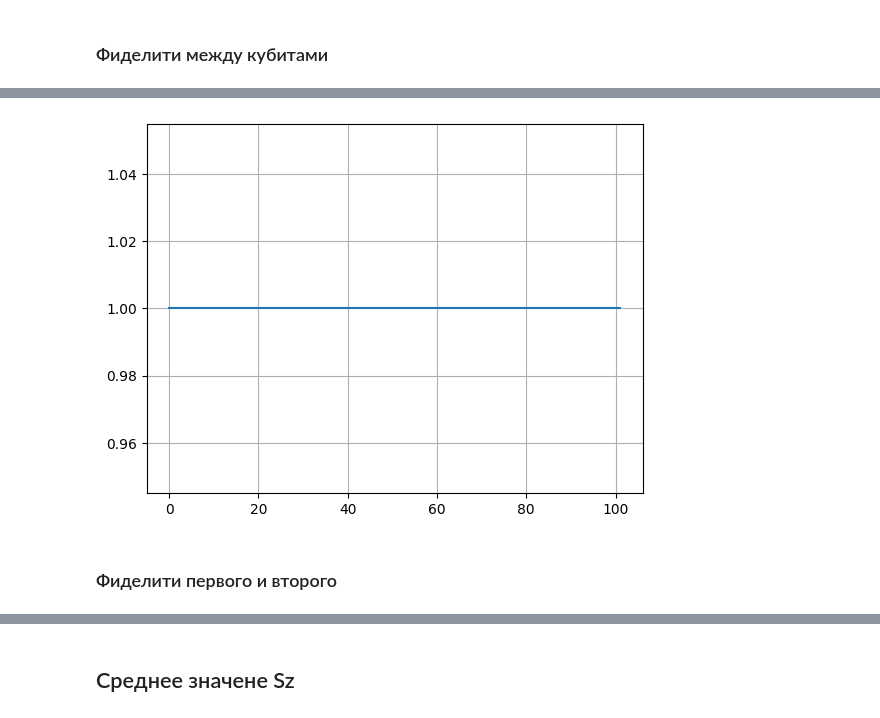
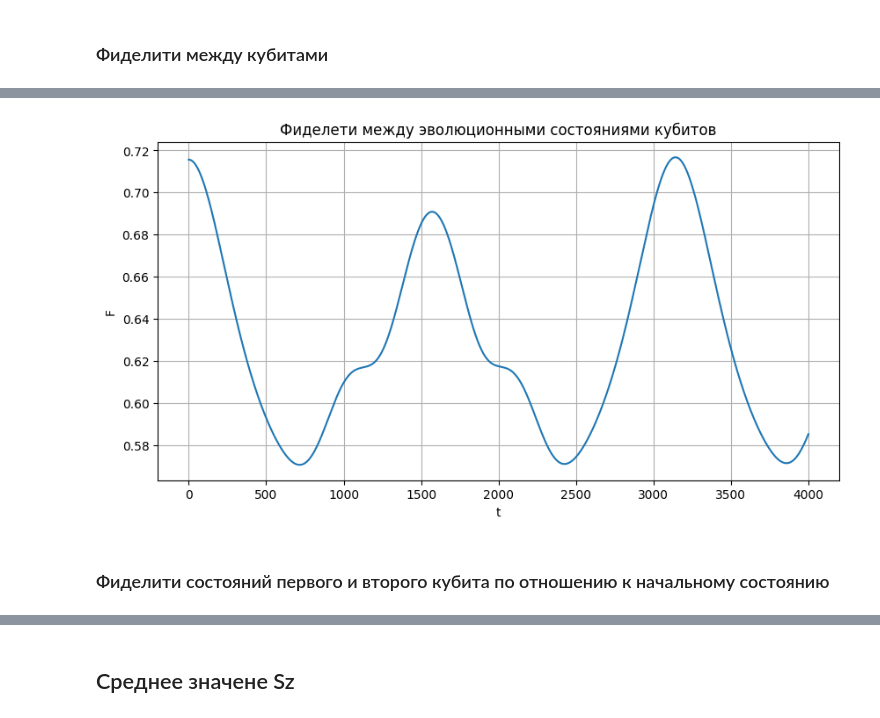
Before and after one commit to kephircheek/research-emqwuqoc, a Jupyter notebook: notebooks/Alexey2013.ipynb, the cells around one changed output, grey strips where cells are left out. Cells and saved outputs as stored; diff of their text form; code cells hidden in the pictures.

```diff
--- a/notebooks/Alexey2013.ipynb
+++ b/notebooks/Alexey2013.ipynb
@@ -71,9 +90,14 @@ qutip.metrics.fidelity(qutip.ptrace(init_state * init_state.dag(), [0, 1]), quti
 # %%
-fidelity_span12 = [np.round(qutip.metrics.fidelity(qutip.ptrace(s * s.dag(), [0, 1]), qutip.ptrace(s * s.dag(), [2, 3])), 7) for s in tqdm(states, ncols=80)]
-plt.plot(tspan, fidelity_span12)
-plt.grid()
+fidelity_span12 = [np.round(qutip.metrics.fidelity(qutip.ptrace(s * s.dag(), [0, 1]), qutip.ptrace(s * s.dag(), [2, 3])), 7) for s in tqdm(states_under_h_eff_tot, ncols=80)]
-# %% [output]
-[figure, removed]
+# %%
+_, ax = plt.subplots(1, 1, figsize=(10, 5))
+ax.plot(tspan, fidelity_span12)
+ax.set_ylabel("F")
+ax.set_xlabel("t")
+ax.set_title("Фиделети между эволюционными состояниями кубитов")
+ax.grid()
+# %% [output]
+[figure, added]
 # %% [markdown]
-### Фиделити первого и второго
+### Фиделити состояний первого и второго кубита по отношению к начальному состоянию
 # %%
```
Also changed, not shown: parts of 19 cells of this notebook.
